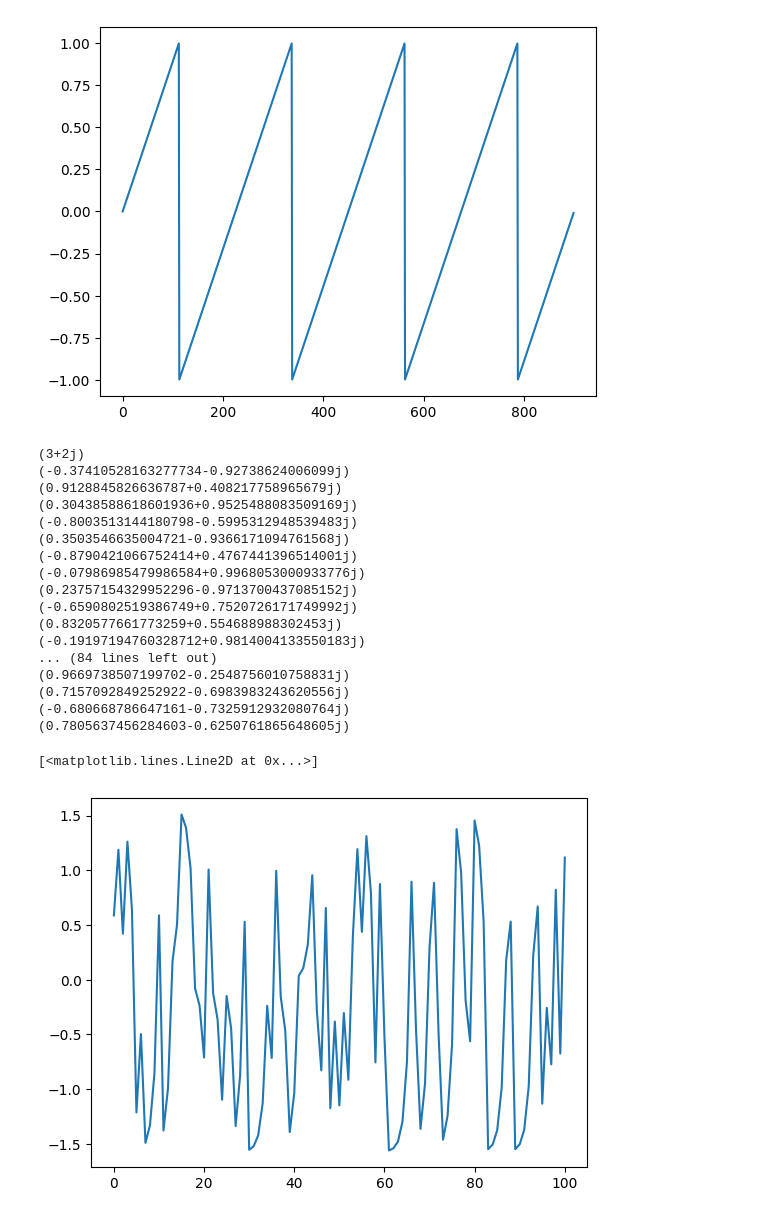
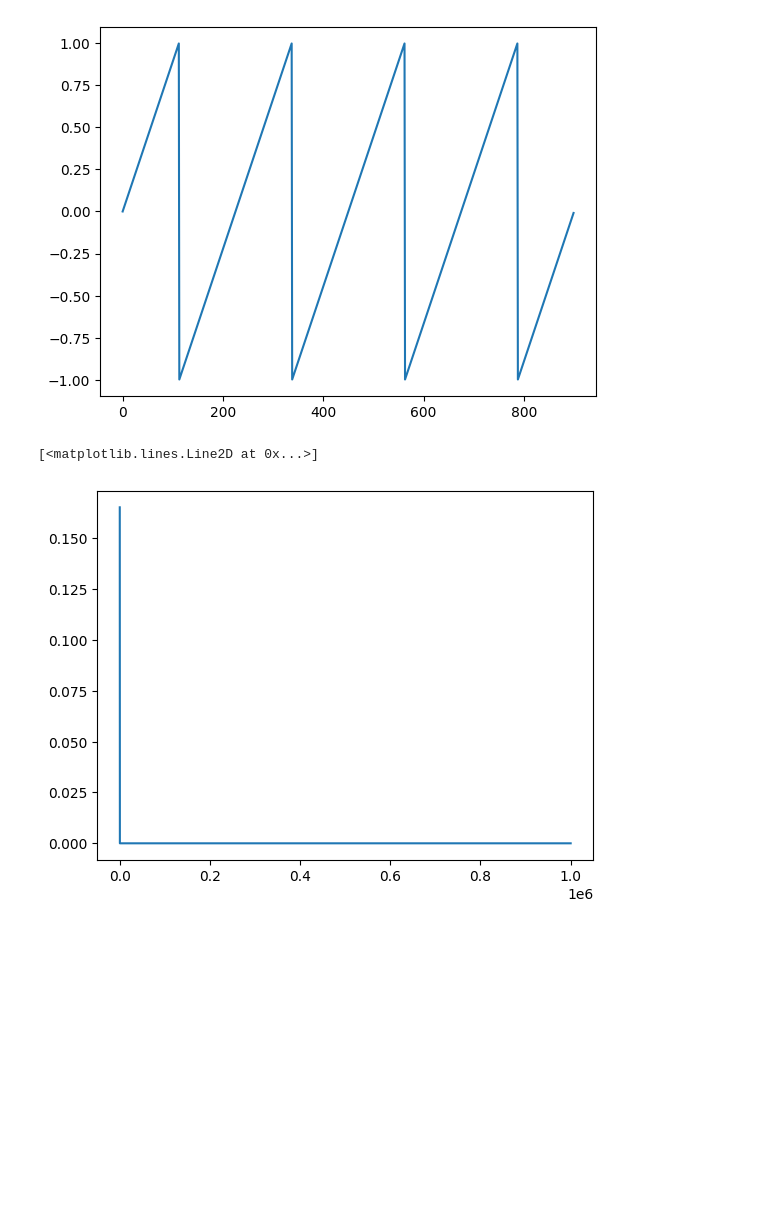
Before and after one commit to YLiu-101/pseudorandom-nums, a Jupyter notebook: complex.ipynb, the cells around one changed output. Saved outputs shown, nothing was run; the diff lists cells and outputs as text; code cells hidden in the pictures; blank space fills up the shorter version.

Commit message:
complex numbers

```diff
--- a/complex.ipynb
+++ b/complex.ipynb
@@ -17,31 +17,15 @@ plt.plot(range(total_deg),2*np.array(arr)/math.pi)
 [<matplotlib.lines.Line2D at 0x...>]
 [figure]
 # %%
-z = complex(3,2)
+z = complex(3,0.5)/abs(z)
 ar = [z]
-for j in range(100):
-    print(ar[-1])
+n = 1000000
+for j in range(n):
+    # print(ar[-1])
     new_z = ar[-1]**z
     ar.append(new_z/abs(new_z))
-plt.plot(range(101),[c(a) for a in ar])
+plt.plot(range(n+1),[c(a) for a in ar])
 # %% [output]
-(3+2j)
-(-0.37410528163277734-0.92738624006099j)
-(0.9128845826636787+0.408217758965679j)
-(0.30438588618601936+0.9525488083509169j)
-(-0.8003513144180798-0.5995312948539483j)
-(0.3503546635004721-0.9366171094761568j)
-(-0.8790421066752414+0.4767441396514001j)
-(-0.07986985479986584+0.9968053000933776j)
-(0.23757154329952296-0.9713700437085152j)
-(-0.6590802519386749+0.7520726171749992j)
-(0.8320577661773259+0.554688988302453j)
-(-0.19197194760328712+0.9814004133550183j)
-... (84 lines left out)
-(0.9669738507199702-0.2548756010758831j)
-(0.7157092849252922-0.6983983243620556j)
-(-0.680668786647161-0.7325912932080764j)
-(0.7805637456284603-0.6250761865648605j)
+[<matplotlib.lines.Line2D at 0x...>]
-[<matplotlib.lines.Line2D at 0x...>]
-[figure, old version]
+[figure, new version]
 # %%
```
Also changed, not shown: parts of 7 cells of this notebook.
